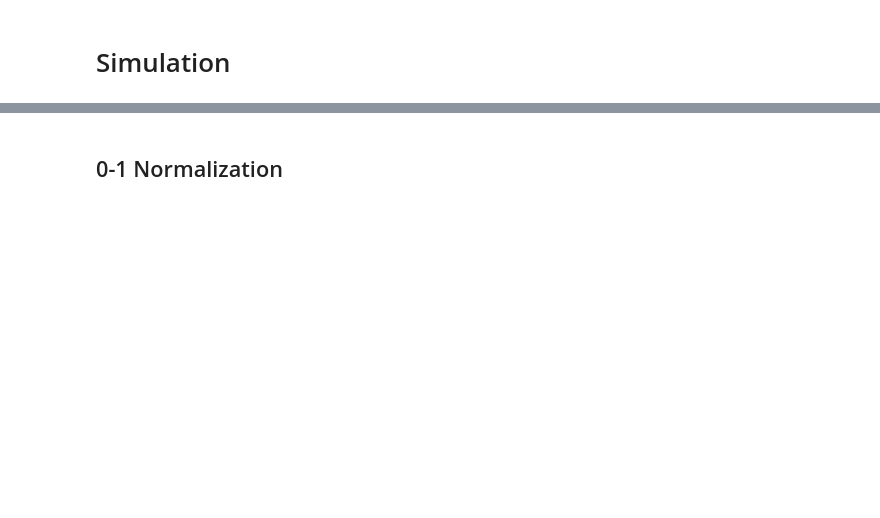
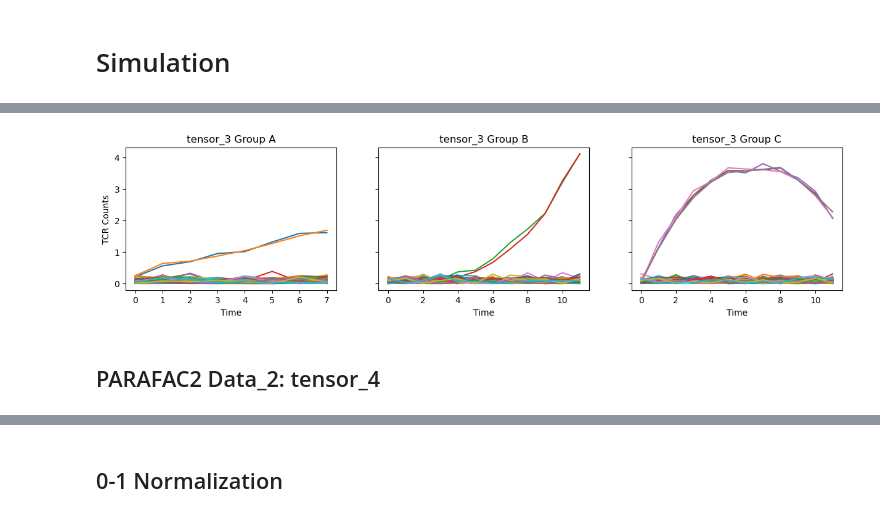
Before and after one commit to pablovadillo/Tensordecomposition, a Jupyter notebook: Simulation.ipynb, the cells around one changed output, grey strips where cells are left out. Saved outputs shown, nothing was run; the diff lists cells and outputs as text; code cells hidden in the pictures; blank space fills up the shorter version.

```diff
--- a/Simulation.ipynb
+++ b/Simulation.ipynb
@@ -16,0 +36,15 @@ from kneed import KneeLocator
+# %%
+def data_visualization2(patient1, patient2, patient3, tensor, name):
+    patients = [patient1, patient2, patient3]
+    titles = [name+ " Group A", name+ " Group B", name+ " Group C"]
+    timesteps = [np.arange(tensor[patient1].shape[0]), np.arange(tensor[patient2].shape[0]), np.arange(tensor[patient3].shape[0])]
+
+    fig, axes = plt.subplots(1, 3, figsize=(15, 3), sharey=True)
+
+    for ax, patient, title, t in zip(axes, patients, titles, timesteps):
+        for i in range(100):
+            ax.plot(t, tensor[patient][:, i].T)
+        ax.set_title(title)
+        ax.set_xlabel("Time")
+    axes[0].set_ylabel("TCR Counts")
+    plt.show()
@@ -45,0 +113,33 @@ tensor.shape
+# %%
+np.random.seed(41)
+
+num_sequences = 100
+num_timesteps = np.random.randint(3, 20, size=10)*2
+num_patients = 10
+
+tensor_3 = [np.abs(np.random.normal(0, 0.1, (timesteps, num_sequences))) for timesteps in num_timesteps]
+
+a = 0.2
+b = 0.003
+c = 0.1
+
+for patient in range(len(tensor_3)):
+
+    t = np.arange(tensor_3[patient].shape[0])
+
+    if patient in (0, 3, 5):
+        tensor_3[patient][:, 0:2] = a * (t[:, None] + 1) + np.abs(np.random.normal(0, 0.1, (num_timesteps[patient], 2)))
+
+    elif patient in (1, 7, 9):
+        tensor_3[patient][:, 2:4] = b * (t[:, None]) ** 3 + np.abs(np.random.normal(0, 0.1, (num_timesteps[patient], 2)))
+
+    else:
+        t_2 = math.ceil(num_timesteps[patient]/2)
+        tensor_3[patient][0:t_2, 4:8] = c * t[t_2, None] ** 2 - c * (t[::-1][t_2:num_timesteps[patient], None] + 1) ** 2 + np.abs(np.random.normal(0, 0.1, (t_2, 4)))
+        tensor_3[patient][t_2:num_timesteps[patient], 4:8] = - c * (t[t_2:num_timesteps[patient], None] - t_2-1) ** 2 + c * t_2 ** 2 + np.abs(np.random.normal(0, 0.1, (num_timesteps[patient]-t_2, 4)))
+# %%
+data_visualization2(5, 9, 8, tensor_3, "tensor_3")
+# %% [output]
+[figure, added]
+# %% [markdown]
+## PARAFAC2 Data_2: tensor_4
```
Also changed, not shown: parts of 46 cells of this notebook.
